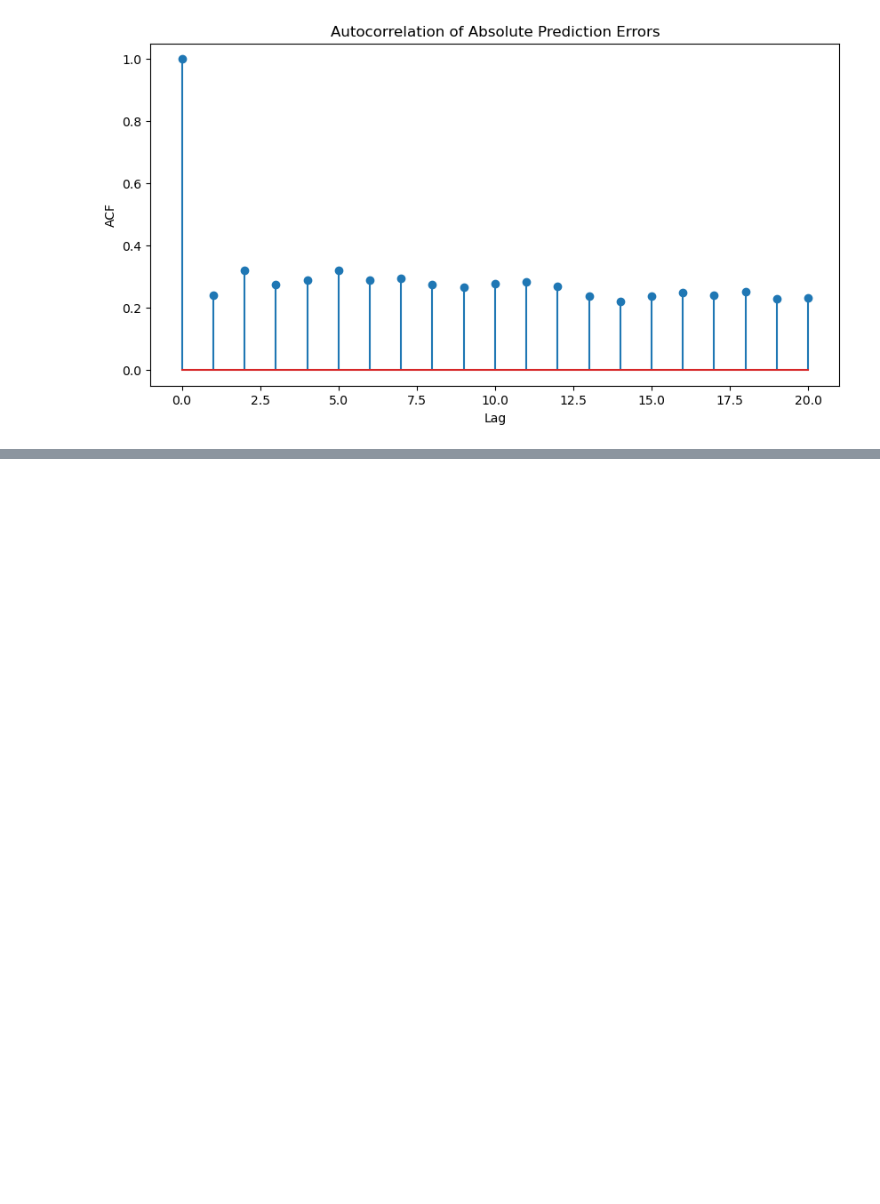
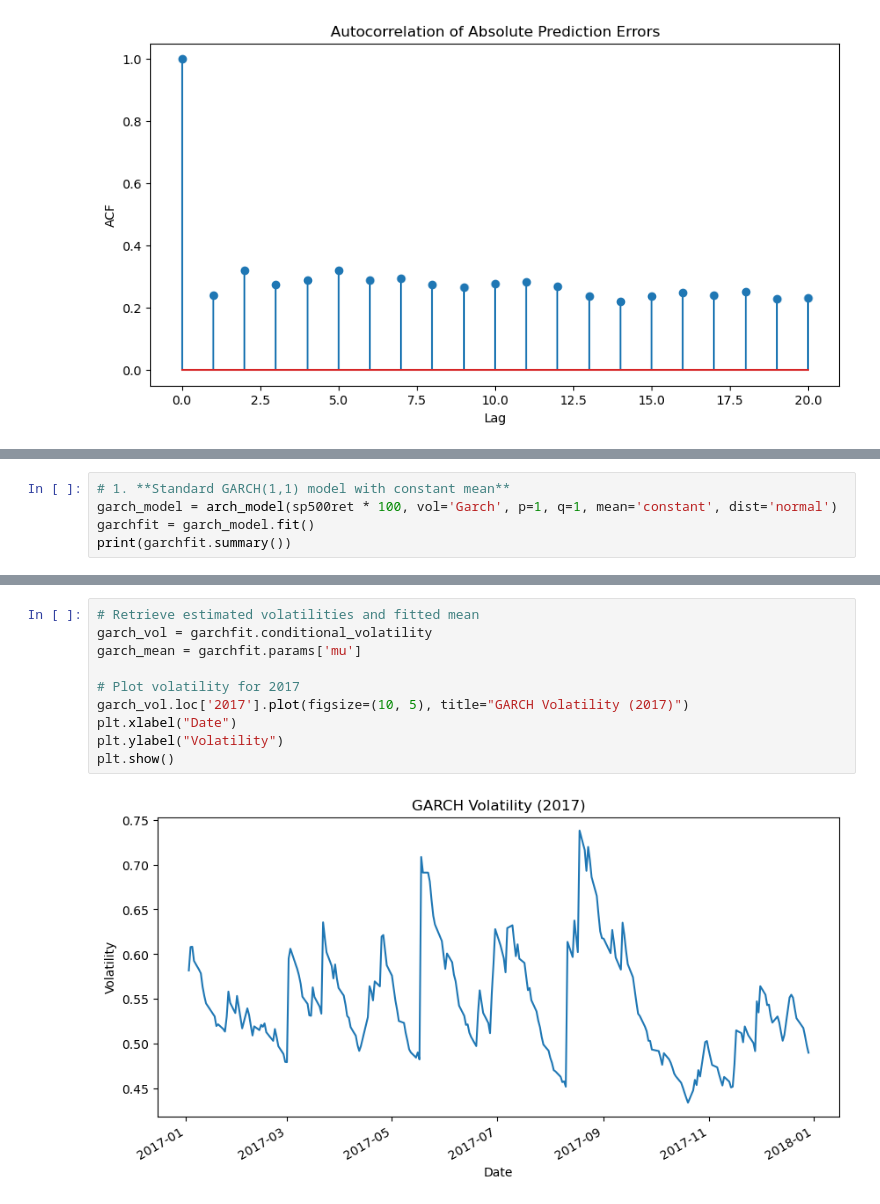
Before and after one commit to Doosheck/metals, a Jupyter notebook: GARCH_S&P500.ipynb, the cells around one changed output, grey strips where cells are left out. Cells and saved outputs as stored; diff of their text form; blank space fills up the shorter version.

```diff
--- a/GARCH_S&P500.ipynb
+++ b/GARCH_S&P500.ipynb
@@ -86,0 +115,5 @@ Fitting a GARCH(1,1) model to the data.
+# %%
+# 1. **Standard GARCH(1,1) model with constant mean**
+garch_model = arch_model(sp500ret * 100, vol='Garch', p=1, q=1, mean='constant', dist='normal')
+garchfit = garch_model.fit()
+print(garchfit.summary())
@@ -86,0 +138,12 @@ Fitting a GARCH(1,1) model to the data.
+# %%
+# Retrieve estimated volatilities and fitted mean
+garch_vol = garchfit.conditional_volatility
+garch_mean = garchfit.params['mu']
+
+# Plot volatility for 2017
+garch_vol.loc['2017'].plot(figsize=(10, 5), title="GARCH Volatility (2017)")
+plt.xlabel("Date")
+plt.ylabel("Volatility")
+plt.show()
+# %% [output]
+[figure, added]
```
Also changed, not shown: parts of 20 cells of this notebook.
